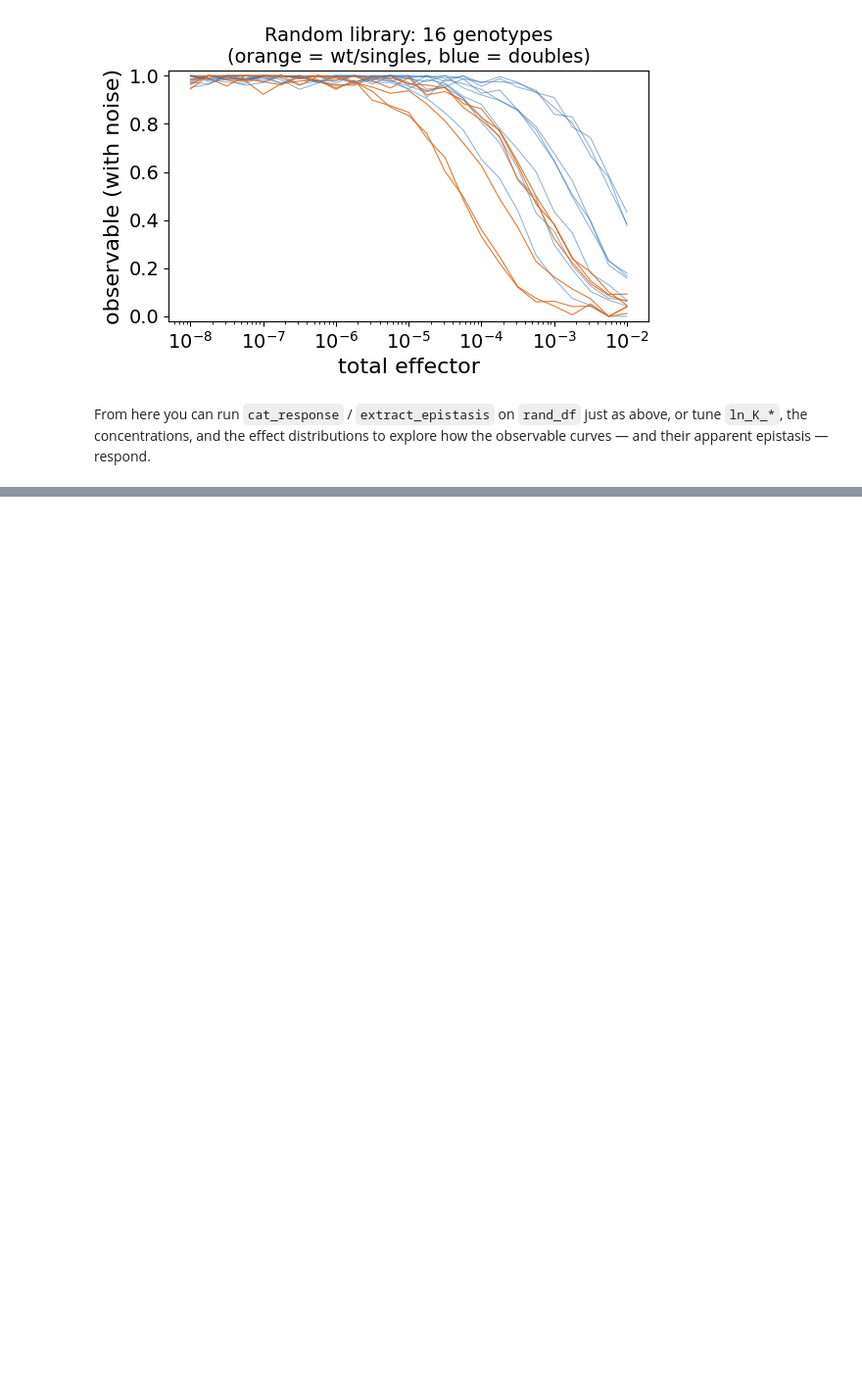
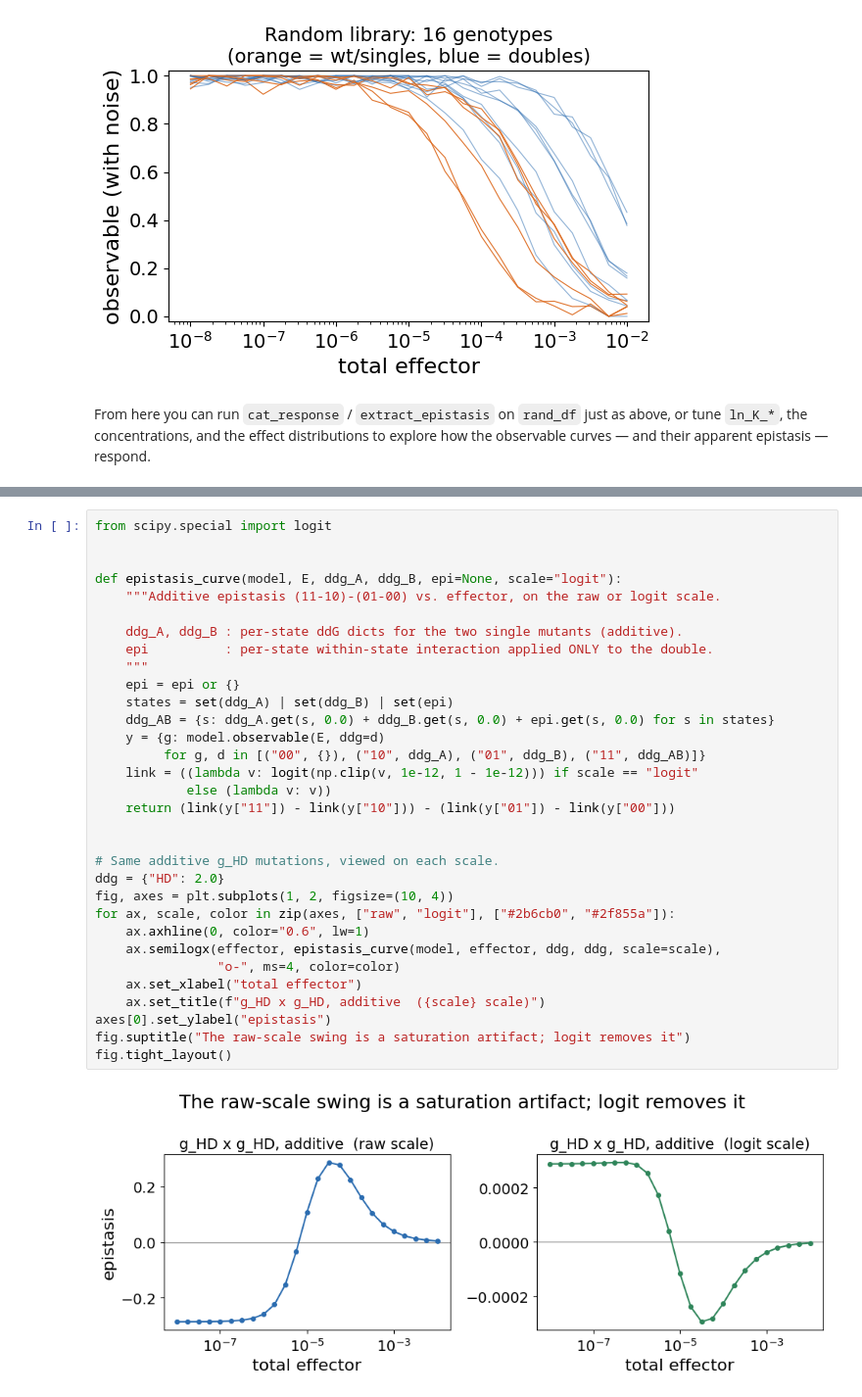
Before and after one commit to harmsm/tfscreen, a Jupyter notebook: examples/toy_thermo/toy_thermo.ipynb, the cells around one changed output, grey strips where cells are left out. Shown at 98% size. Cells and saved outputs as stored; diff of their text form; blank space fills up the shorter version.

Commit message:
added logit scale to epistasis

```diff
--- a/examples/toy_thermo/toy_thermo.ipynb
+++ b/examples/toy_thermo/toy_thermo.ipynb
@@ -241,0 +268,34 @@ explore how the observable curves — and their apparent epistasis — respond.
+# %%
+from scipy.special import logit
+
+
+def epistasis_curve(model, E, ddg_A, ddg_B, epi=None, scale="logit"):
+    """Additive epistasis (11-10)-(01-00) vs. effector, on the raw or logit scale.
+
+    ddg_A, ddg_B : per-state ddG dicts for the two single mutants (additive).
+    epi          : per-state within-state interaction applied ONLY to the double.
+    """
+    epi = epi or {}
+    states = set(ddg_A) | set(ddg_B) | set(epi)
+    ddg_AB = {s: ddg_A.get(s, 0.0) + ddg_B.get(s, 0.0) + epi.get(s, 0.0) for s in states}
+    y = {g: model.observable(E, ddg=d)
+         for g, d in [("00", {}), ("10", ddg_A), ("01", ddg_B), ("11", ddg_AB)]}
+    link = ((lambda v: logit(np.clip(v, 1e-12, 1 - 1e-12))) if scale == "logit"
+            else (lambda v: v))
+    return (link(y["11"]) - link(y["10"])) - (link(y["01"]) - link(y["00"]))
+
+
+# Same additive g_HD mutations, viewed on each scale.
+ddg = {"HD": 2.0}
+fig, axes = plt.subplots(1, 2, figsize=(10, 4))
+for ax, scale, color in zip(axes, ["raw", "logit"], ["#2b6cb0", "#2f855a"]):
+    ax.axhline(0, color="0.6", lw=1)
+    ax.semilogx(effector, epistasis_curve(model, effector, ddg, ddg, scale=scale),
+                "o-", ms=4, color=color)
+    ax.set_xlabel("total effector")
+    ax.set_title(f"g_HD x g_HD, additive  ({scale} scale)")
+axes[0].set_ylabel("epistasis")
+fig.suptitle("The raw-scale swing is a saturation artifact; logit removes it")
+fig.tight_layout()
+# %% [output]
+[figure, added]
```
Also changed, not shown: parts of 3 cells of this notebook, 7 other files.
